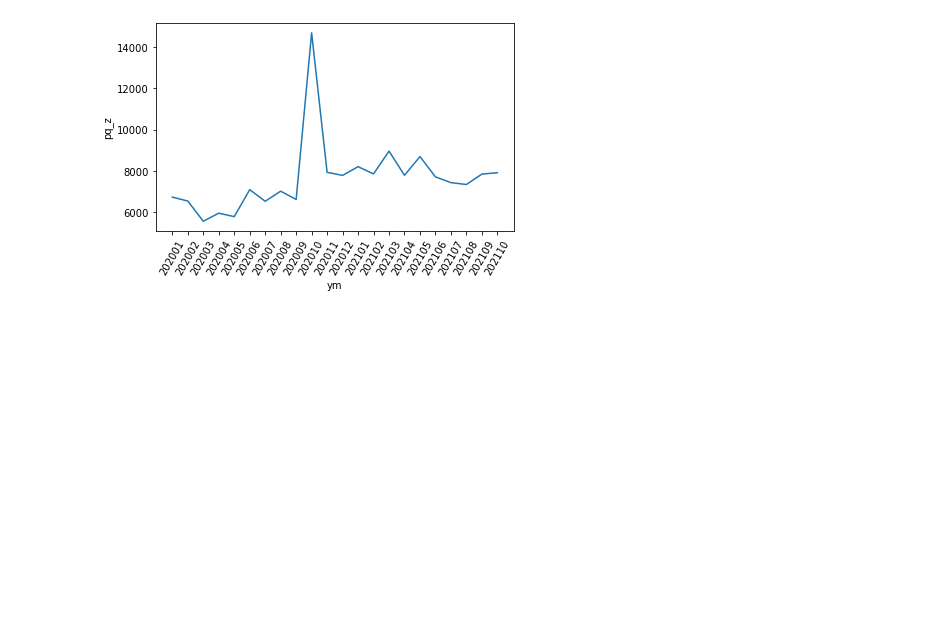
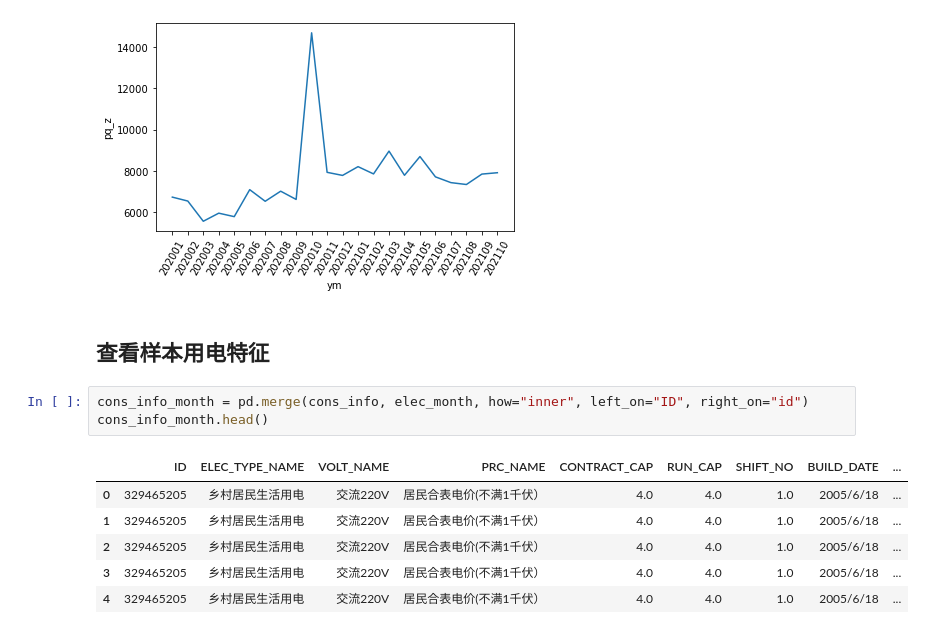
Before and after one commit to ZongXR/DCIC2022-Mining-Detection, a Jupyter notebook: notebooks/check_data.ipynb, the cells around one changed output. Saved outputs shown, nothing was run; the diff lists cells and outputs as text; blank space fills up the shorter version.

```diff
--- a/notebooks/check_data.ipynb
+++ b/notebooks/check_data.ipynb
@@ -127,3 +129,15 @@ plt.tight_layout()
 plt.show()
 # %% [output]
 [figure]
+# %% [markdown]
+<h2>查看样本用电特征</h2>
+# %%
+cons_info_month = pd.merge(cons_info, elec_month, how="inner", left_on="ID", right_on="id")
+cons_info_month.head()
+# %% [output]
+|  | ID | ELEC_TYPE_NAME | VOLT_NAME | PRC_NAME | CONTRACT_CAP | RUN_CAP | SHIFT_NO | BUILD_DATE | ... |
+| 0 | 329465205 | 乡村居民生活用电 | 交流220V | 居民合表电价(不满1千伏） | 4.0 | 4.0 | 1.0 | 2005/6/18 | ... |
+| 1 | 329465205 | 乡村居民生活用电 | 交流220V | 居民合表电价(不满1千伏） | 4.0 | 4.0 | 1.0 | 2005/6/18 | ... |
+| 2 | 329465205 | 乡村居民生活用电 | 交流220V | 居民合表电价(不满1千伏） | 4.0 | 4.0 | 1.0 | 2005/6/18 | ... |
+| 3 | 329465205 | 乡村居民生活用电 | 交流220V | 居民合表电价(不满1千伏） | 4.0 | 4.0 | 1.0 | 2005/6/18 | ... |
+| 4 | 329465205 | 乡村居民生活用电 | 交流220V | 居民合表电价(不满1千伏） | 4.0 | 4.0 | 1.0 | 2005/6/18 | ... |
```
Also changed, not shown: parts of 8 cells of this notebook, 2 other files.
